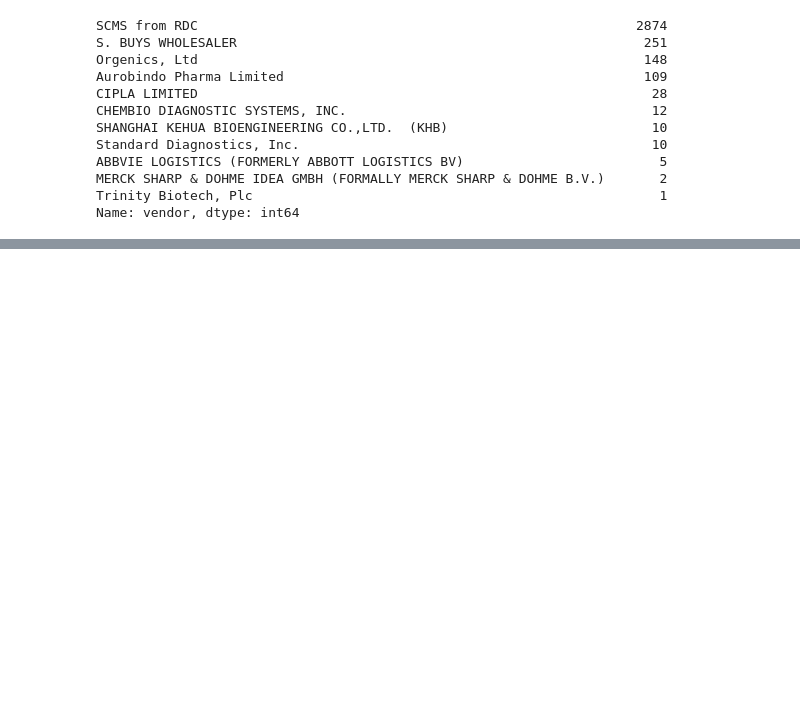
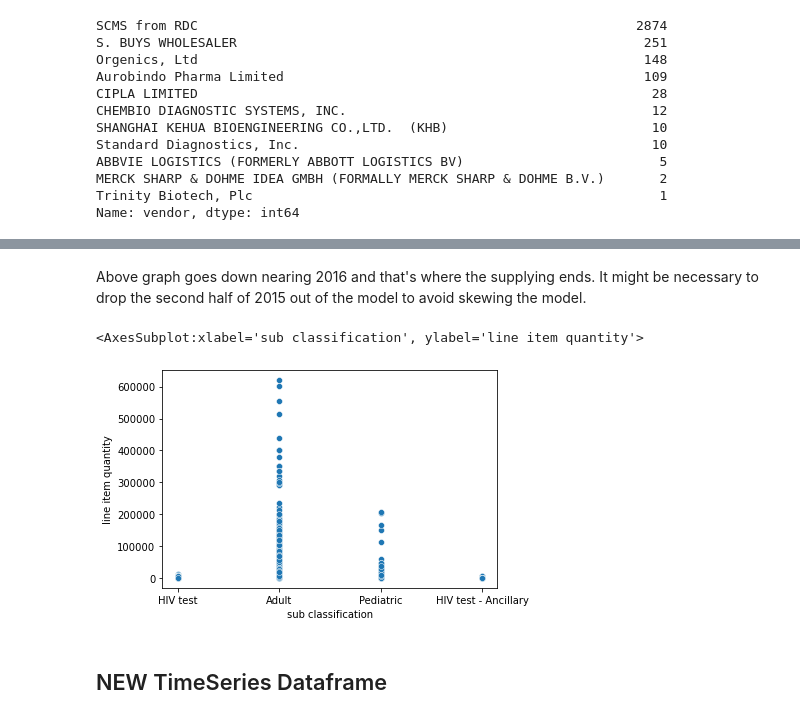
Before and after one commit to SBeyzaU/Demand-Forecasting, a Jupyter notebook: Working.ipynb, the cells around one changed output, grey strips where cells are left out. Drawn from its saved outputs; the diff is of its cells as text; code cells hidden in the pictures; blank space fills up the shorter version.

Commit message:
First simple model

```diff
--- a/Working.ipynb
+++ b/Working.ipynb
@@ -248,0 +327,9 @@ df.head()#SANITY CHECK
+# %% [markdown]
+Above graph goes down nearing 2016 and that's where the supplying ends. It might be necessary to drop the second half of 2015 out of the model to avoid skewing the model.
+# %%
+sns.scatterplot(data=df_year, x="sub classification", y="line item quantity")
+# %% [output]
+<AxesSubplot:xlabel='sub classification', ylabel='line item quantity'>
+[figure, added]
+# %% [markdown]
+## NEW TimeSeries Dataframe
```
Also changed, not shown: parts of 31 cells of this notebook.
